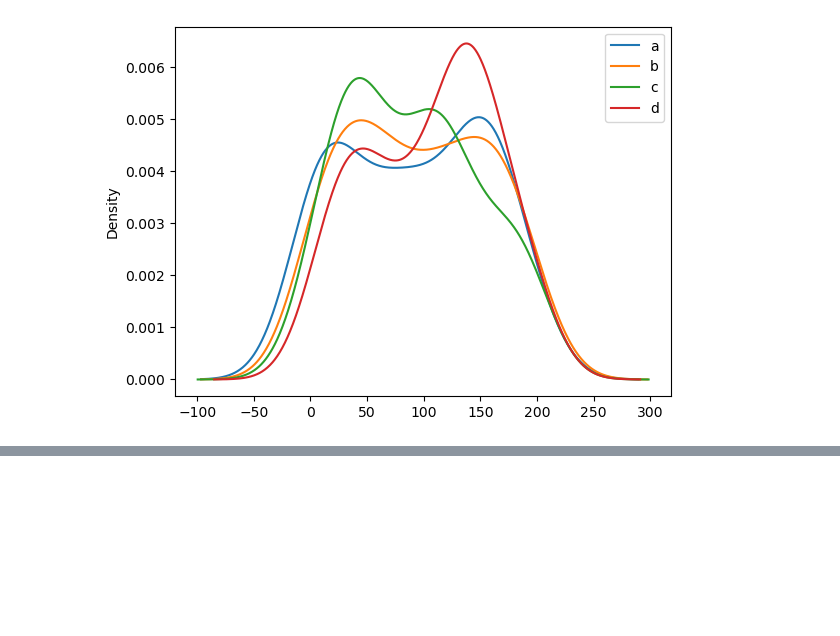
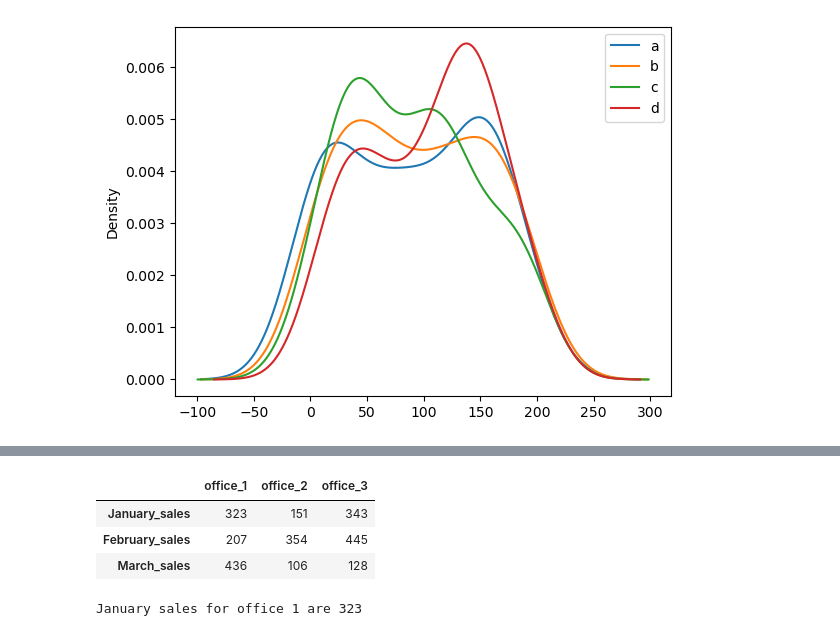
Before and after one commit to clog10/Machine-Learning, a Jupyter notebook: Pandas/Pandas.ipynb, the cells around one changed output, grey strips where cells are left out. Saved outputs shown, nothing was run; the diff lists cells and outputs as text; code cells hidden in the pictures; blank space fills up the shorter version.

```diff
--- a/Pandas/Pandas.ipynb
+++ b/Pandas/Pandas.ipynb
@@ -677,0 +712,16 @@ dataFrame_g.plot.density()
+# %%
+january_sales = np.random.randint(100, 500, 3)
+february_sales = np.random.randint(100, 500, 3)
+march_sales = np.random.randint(100, 500, 3)
+# %%
+rows = ["January_sales", "February_sales", "March_sales"]
+columns = ["office_1", "office_2", "office_3"]
+sales = [january_sales, february_sales, march_sales]
+# %%
+dataframe = pd.DataFrame(sales, rows, columns)
+dataframe
+# %% [output]
+|  | office_1 | office_2 | office_3 |
+| January_sales | 323 | 151 | 343 |
+| February_sales | 207 | 354 | 445 |
+| March_sales | 436 | 106 | 128 |
@@ -677,0 +730,4 @@ dataFrame_g.plot.density()
+# %%
+print("January sales for office 1 are {}".format(sales_january_office_1))
+# %% [output]
+January sales for office 1 are 323
```
Also changed, not shown: parts of 8 cells of this notebook.
